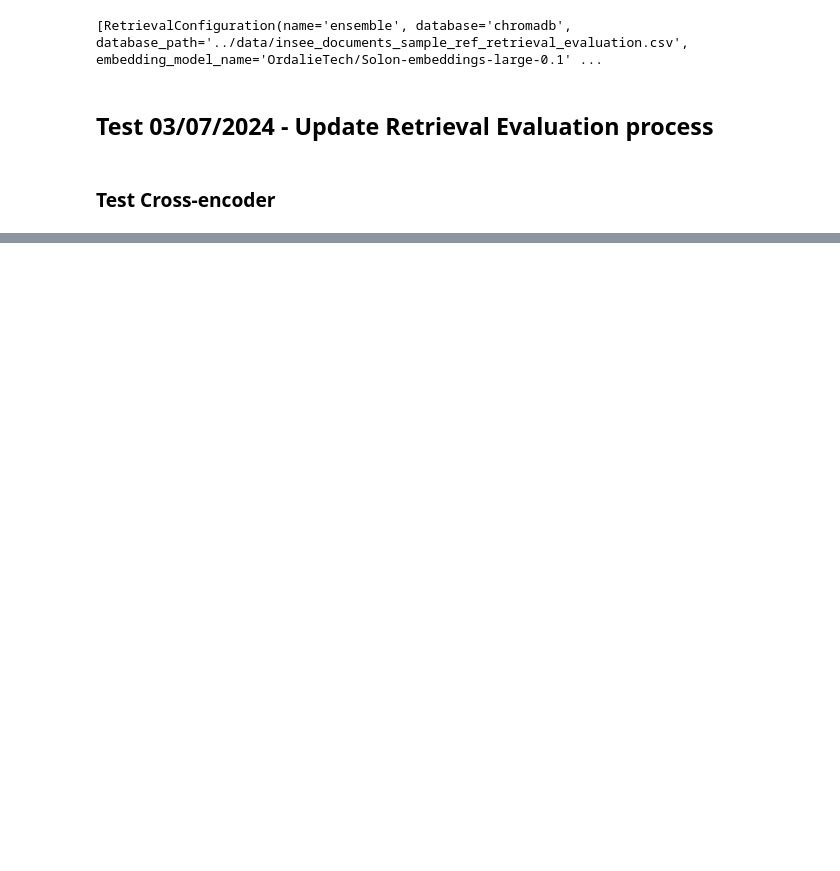
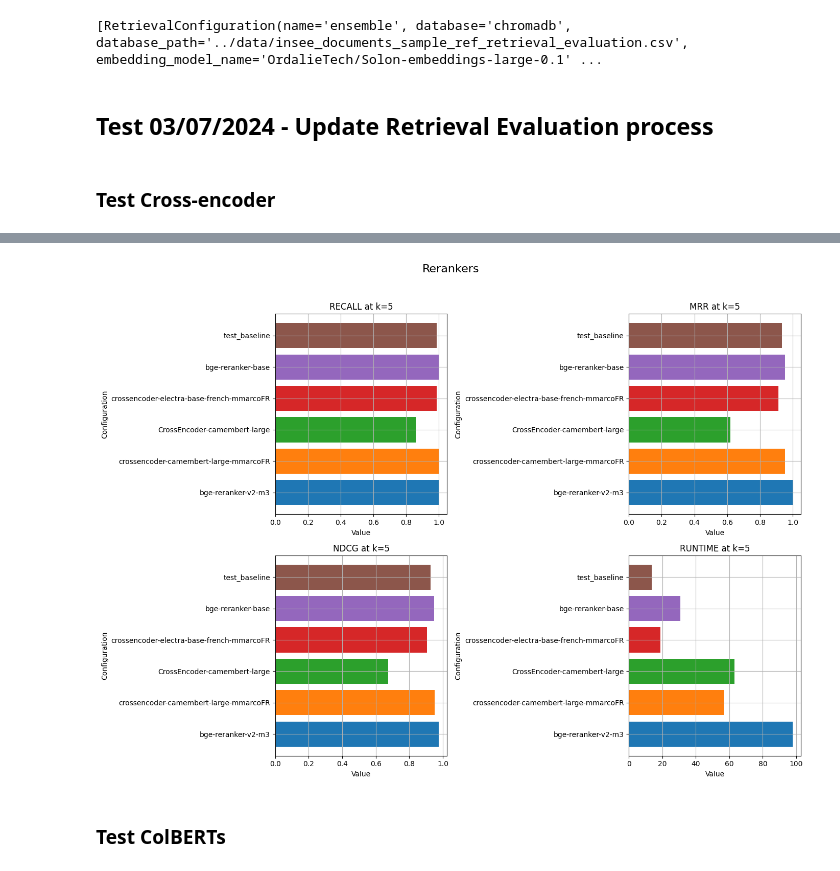
Before and after one commit to InseeFrLab/llm-open-data-insee, a Jupyter notebook: notebooks/retrieval_evaluation.ipynb, the cells around one changed output, grey strips where cells are left out. Saved outputs shown, nothing was run; the diff lists cells and outputs as text; code cells hidden in the pictures; blank space fills up the shorter version.

```diff
--- a/notebooks/retrieval_evaluation.ipynb
+++ b/notebooks/retrieval_evaluation.ipynb
@@ -154,0 +254,12 @@ for config, result in zip(eval_configs, results["the_df_dataset"].values()):
+# %%
+hist_results(
+    eval_configs,
+    results["the_df_dataset"],
+    ir_metrics=['recall', 'mrr', 'ndcg','runtime'],
+    focus="reranker_name",
+    title = "Rerankers",
+    k = 5)
+# %% [output]
+[figure, added]
+# %% [markdown]
+### Test ColBERTs
```
Also changed, not shown: parts of 34 cells of this notebook, 1 other file.
